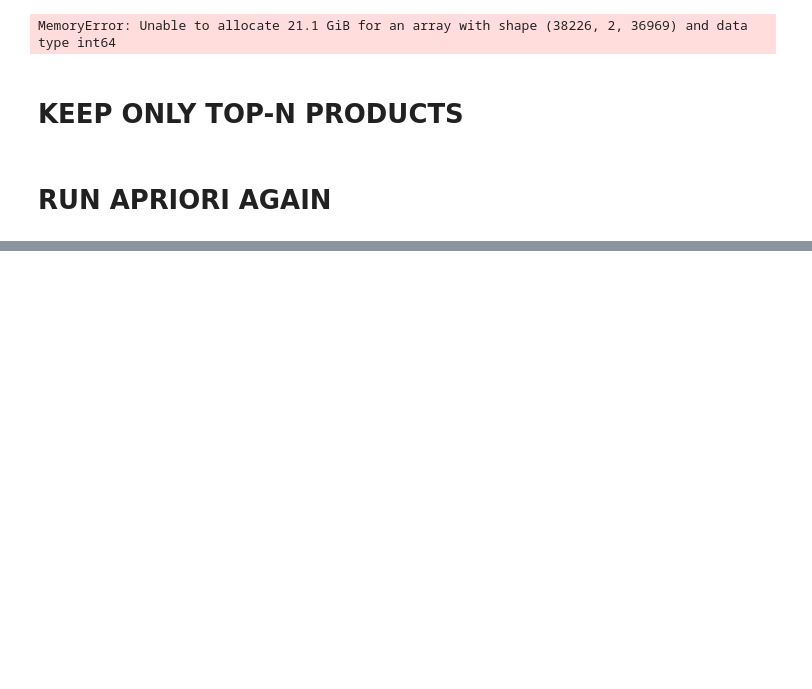
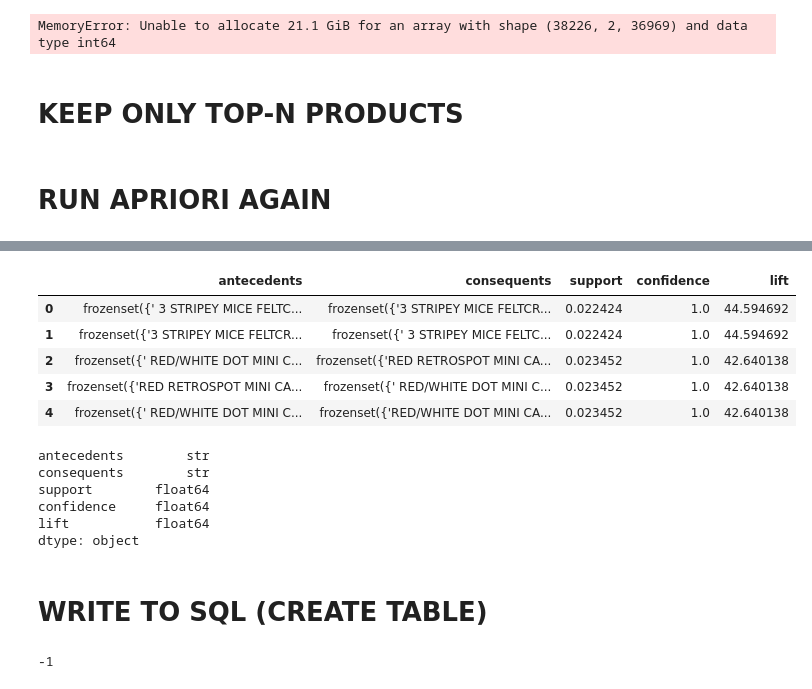
Before and after one commit to Simran-Sh/Online_Retail, a Jupyter notebook: RetailAnalysis.ipynb, the cells around one changed output, grey strips where cells are left out. Cells and saved outputs as stored; diff of their text form; code cells hidden in the pictures; blank space fills up the shorter version.

```diff
--- a/RetailAnalysis.ipynb
+++ b/RetailAnalysis.ipynb
@@ -703,0 +822,50 @@ frequent_itemsets = apriori(
+# %%
+from mlxtend.frequent_patterns import association_rules
+
+rules = association_rules(
+    frequent_itemsets,
+    metric="lift",
+    min_threshold=1
+)
+# %%
+mba_rules_df = rules[[
+    "antecedents",
+    "consequents",
+    "support",
+    "confidence",
+    "lift"
+]].copy()
+
+mba_rules_df["antecedents"] = mba_rules_df["antecedents"].astype(str)
+mba_rules_df["consequents"] = mba_rules_df["consequents"].astype(str)
+# %%
+mba_rules_df.head()
+# %% [output]
+|  | antecedents | consequents | support | confidence | lift |
+| 0 | frozenset({' 3 STRIPEY MICE FELTC... | frozenset({'3 STRIPEY MICE FELTCR... | 0.022424 | 1.0 | 44.594692 |
+| 1 | frozenset({'3 STRIPEY MICE FELTCR... | frozenset({' 3 STRIPEY MICE FELTC... | 0.022424 | 1.0 | 44.594692 |
+| 2 | frozenset({' RED/WHITE DOT MINI C... | frozenset({'RED RETROSPOT MINI CA... | 0.023452 | 1.0 | 42.640138 |
+| 3 | frozenset({'RED RETROSPOT MINI CA... | frozenset({' RED/WHITE DOT MINI C... | 0.023452 | 1.0 | 42.640138 |
+| 4 | frozenset({' RED/WHITE DOT MINI C... | frozenset({'RED/WHITE DOT MINI CA... | 0.023452 | 1.0 | 42.640138 |
+# %%
+mba_rules_df.dtypes
+# %% [output]
+antecedents        str
+consequents        str
+support        float64
+confidence     float64
+lift           float64
+dtype: object
+# %% [markdown]
+# WRITE TO SQL (CREATE TABLE)
+# %%
+mba_rules_df.to_sql(
+    name="mba_rules",
+    con=engine,
+    schema="dbo",
+    if_exists="replace",
+    index=False,
+    chunksize=1000
+)
+# %% [output]
+-1
```
Also changed, not shown: parts of 19 cells of this notebook, 5 other files.
